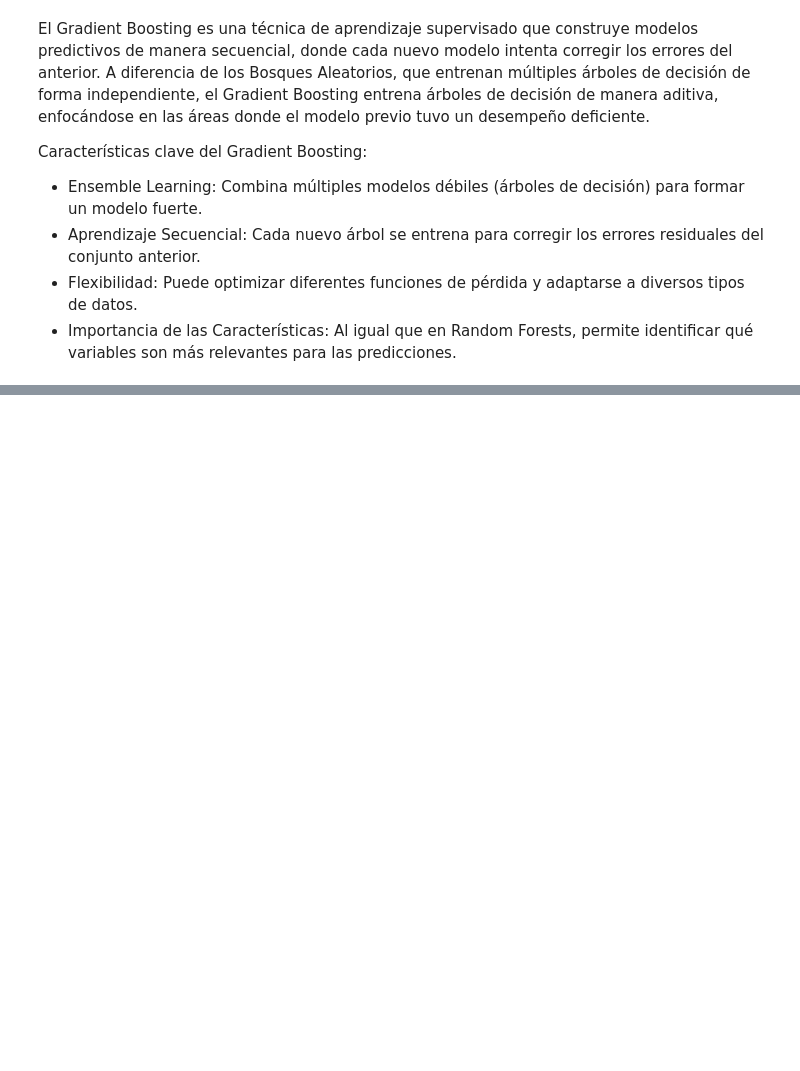
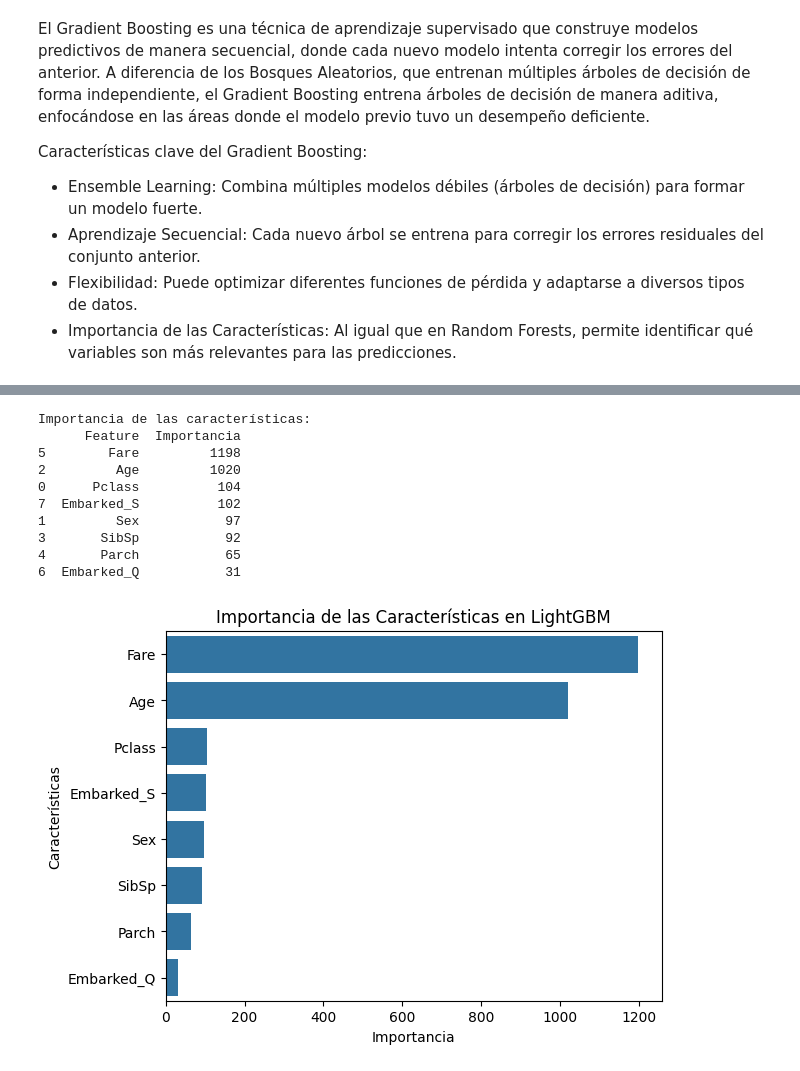
Before and after one commit to David-Sac/Proyectos-365, a Jupyter notebook: DIA_009/informacion.ipynb, the cells around one changed output, grey strips where cells are left out. Saved outputs shown, nothing was run; the diff lists cells and outputs as text; code cells hidden in the pictures; blank space fills up the shorter version.

```diff
--- a/DIA_009/informacion.ipynb
+++ b/DIA_009/informacion.ipynb
@@ -23,0 +234,29 @@ df = pd.read_csv('titanic.csv')
+# %%
+# 11. Interpretación de la Importancia de las Características
+# Importancia de las características
+feature_importances = pd.DataFrame({
+    'Feature': X.columns,
+    'Importancia': lgbm.feature_importances_
+}).sort_values(by='Importancia', ascending=False)
+
+print("\nImportancia de las características:")
+print(feature_importances)
+
+# Visualizar la importancia
+sns.barplot(x='Importancia', y='Feature', data=feature_importances)
+plt.title('Importancia de las Características en LightGBM')
+plt.xlabel('Importancia')
+plt.ylabel('Características')
+plt.show()
+# %% [output]
+Importancia de las características:
+      Feature  Importancia
+5        Fare         1198
+2         Age         1020
+0      Pclass          104
+7  Embarked_S          102
+1         Sex           97
+3       SibSp           92
+4       Parch           65
+6  Embarked_Q           31
+[figure, added]
```
Also changed, not shown: parts of 11 cells of this notebook, 1 other file.
